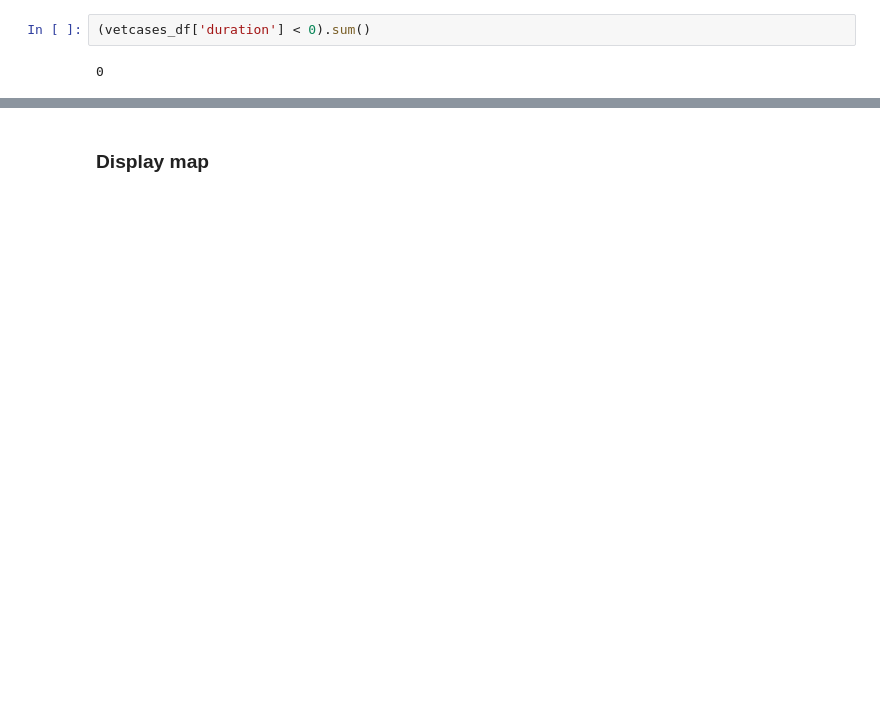
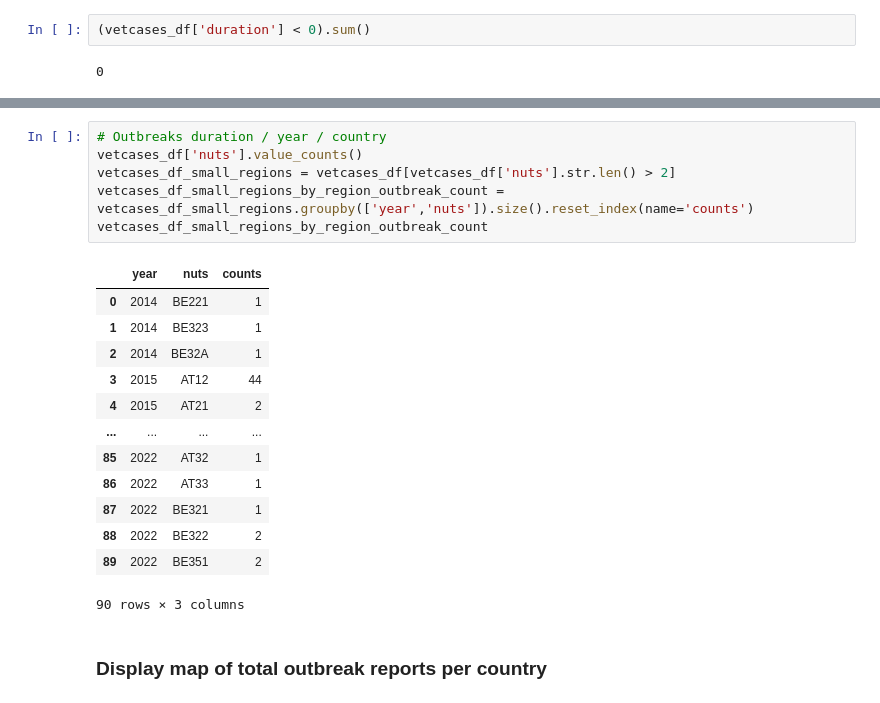
Before and after one commit to daniel-gheorghita/beelife_vetcase, a Jupyter notebook: src/vetcases_standardization.ipynb, the cells around one changed output, grey strips where cells are left out. Saved outputs shown, nothing was run; the diff lists cells and outputs as text; blank space fills up the shorter version.

```diff
--- a/src/vetcases_standardization.ipynb
+++ b/src/vetcases_standardization.ipynb
@@ -264,3 +302,23 @@ plt.show()
+# %%
+# Outbreaks duration / year / country
+vetcases_df['nuts'].value_counts()
+vetcases_df_small_regions = vetcases_df[vetcases_df['nuts'].str.len() > 2]
+vetcases_df_small_regions_by_region_outbreak_count = vetcases_df_small_regions.groupby(['year','nuts']).size().reset_index(name='counts')
+vetcases_df_small_regions_by_region_outbreak_count
+# %% [output]
+|  | year | nuts | counts |
+| 0 | 2014 | BE221 | 1 |
+| 1 | 2014 | BE323 | 1 |
+| 2 | 2014 | BE32A | 1 |
+| 3 | 2015 | AT12 | 44 |
+| 4 | 2015 | AT21 | 2 |
+| ... | ... | ... | ... |
+| 85 | 2022 | AT32 | 1 |
+| 86 | 2022 | AT33 | 1 |
+| 87 | 2022 | BE321 | 1 |
+| 88 | 2022 | BE322 | 2 |
+| 89 | 2022 | BE351 | 2 |
+90 rows × 3 columns
 # %% [markdown]
-### Display map
+### Display map of total outbreak reports per country
 # %%
```
Also changed, not shown: parts of 23 cells of this notebook, 3 other files.
